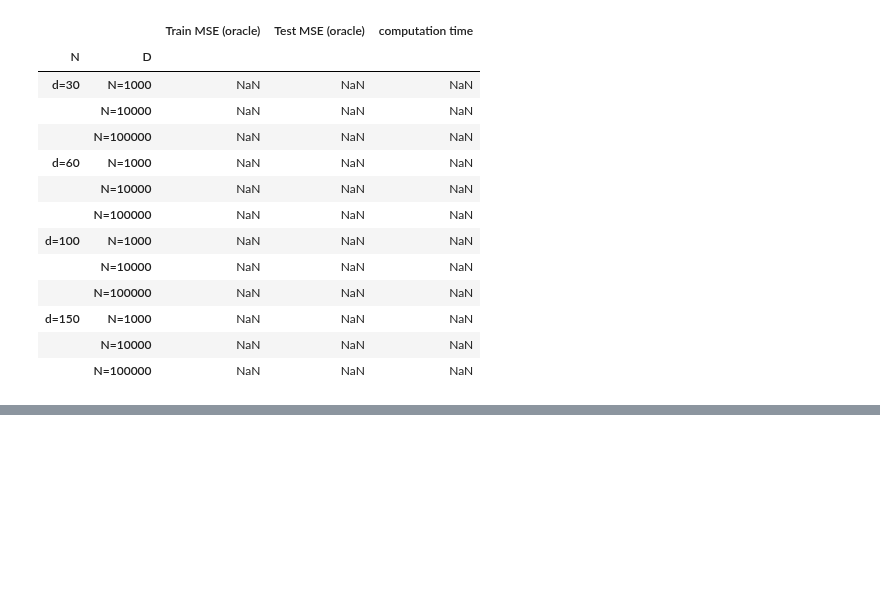
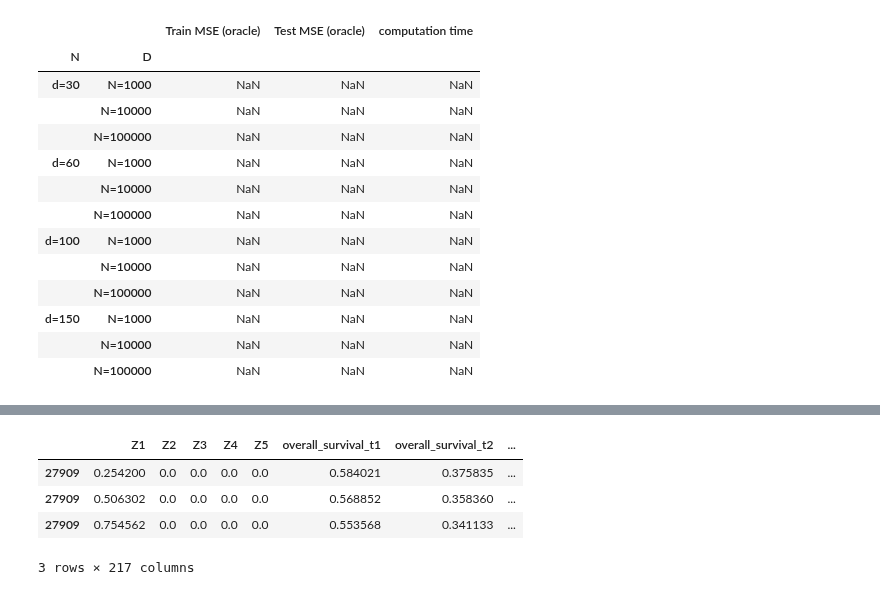
Before and after one commit to tomer1812/pydts, a Jupyter notebook: docs/Simple Simulation.ipynb, the cells around one changed output, grey strips where cells are left out. Cells and saved outputs as stored; diff of their text form; code cells hidden in the pictures; blank space fills up the shorter version.

```diff
--- a/docs/Simple Simulation.ipynb
+++ b/docs/Simple Simulation.ipynb
@@ -328,0 +303,11 @@ plot_times(times_dict)
+# %%
+pred_df = fitter.predict_cumulative_incident_function(df_for_plotting)
+pred_df = fitter.predict_marginal_prob_all_events(pred_df)
+
+pred_df.head()
+# %% [output]
+|  | Z1 | Z2 | Z3 | Z4 | Z5 | overall_survival_t1 | overall_survival_t2 | ... |
+| 27909 | 0.254200 | 0.0 | 0.0 | 0.0 | 0.0 | 0.584021 | 0.375835 | ... |
+| 27909 | 0.506302 | 0.0 | 0.0 | 0.0 | 0.0 | 0.568852 | 0.358360 | ... |
+| 27909 | 0.754562 | 0.0 | 0.0 | 0.0 | 0.0 | 0.553568 | 0.341133 | ... |
+3 rows × 217 columns
```
Also changed, not shown: parts of 21 cells of this notebook.
